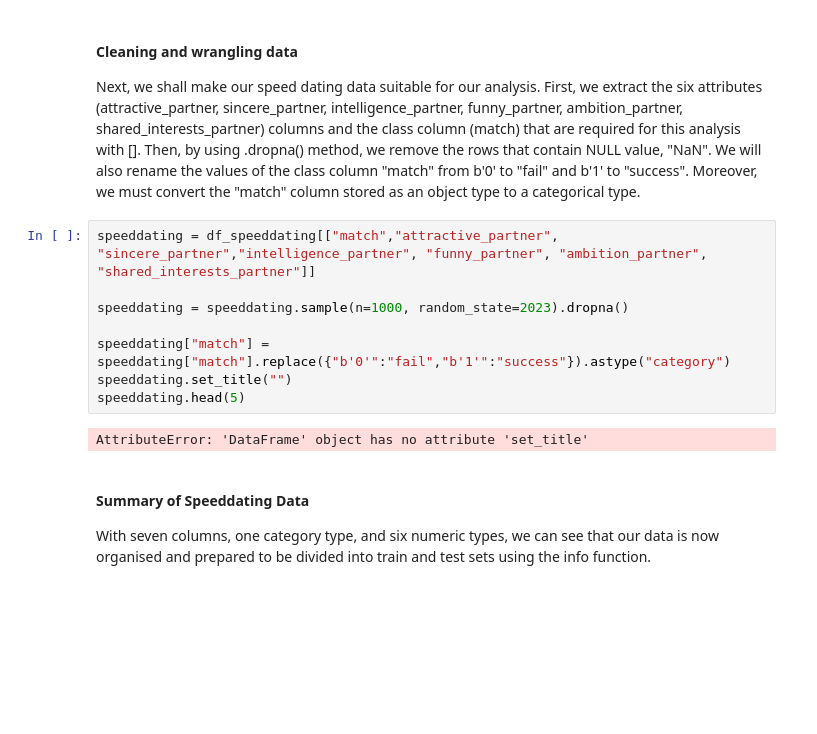
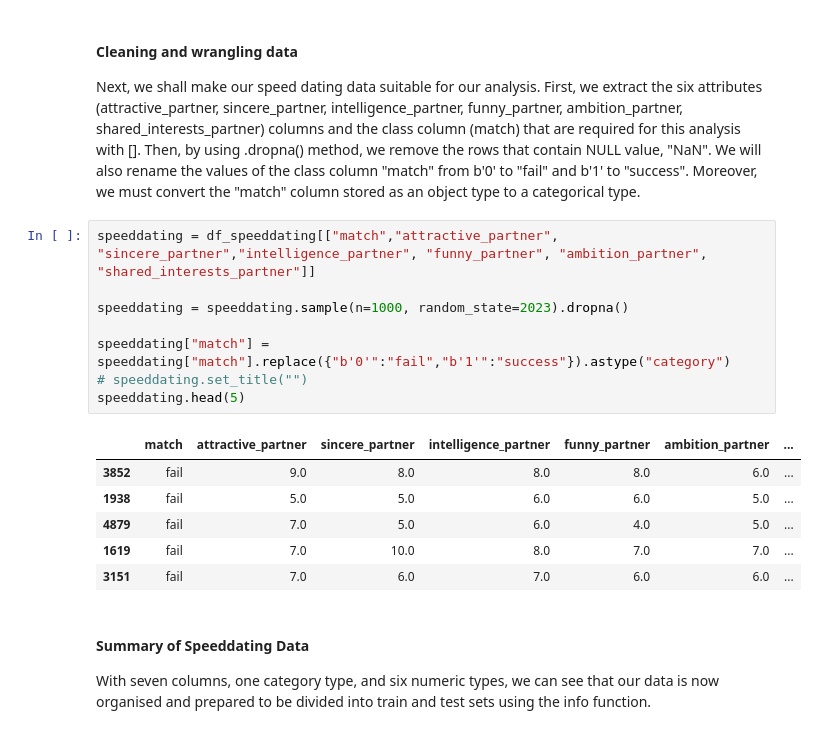
Before and after one commit to mkimur02/final_project_dsci100, a Jupyter notebook: Untitled.ipynb, the cells around one changed output. Cells and saved outputs as stored; diff of their text form; blank space fills up the shorter version.

```diff
--- a/Untitled.ipynb
+++ b/Untitled.ipynb
@@ -48,13 +48,18 @@ Next, we shall make our speed dating data suitable for our analysis. First, we e
 # %%
 speeddating = df_speeddating[["match","attractive_partner", "sincere_partner","intelligence_partner", "funny_partner", "ambition_partner", "shared_interests_partner"]]
 
 speeddating = speeddating.sample(n=1000, random_state=2023).dropna()
 
 speeddating["match"] = speeddating["match"].replace({"b'0'":"fail","b'1'":"success"}).astype("category")
-speeddating.set_title("")
+# speeddating.set_title("")
 speeddating.head(5)
 # %% [output]
-AttributeError: 'DataFrame' object has no attribute 'set_title'
+|  | match | attractive_partner | sincere_partner | intelligence_partner | funny_partner | ambition_partner | ... |
+| 3852 | fail | 9.0 | 8.0 | 8.0 | 8.0 | 6.0 | ... |
+| 1938 | fail | 5.0 | 5.0 | 6.0 | 6.0 | 5.0 | ... |
+| 4879 | fail | 7.0 | 5.0 | 6.0 | 4.0 | 5.0 | ... |
+| 1619 | fail | 7.0 | 10.0 | 8.0 | 7.0 | 7.0 | ... |
+| 3151 | fail | 7.0 | 6.0 | 7.0 | 6.0 | 6.0 | ... |
 # %% [markdown]
 #### Summary of Speeddating Data
 With seven columns, one category type, and six numeric types, we can see that our data is now organised and prepared to be divided into train and test sets using the info function.
```
Also changed, not shown: parts of 3 cells of this notebook.
